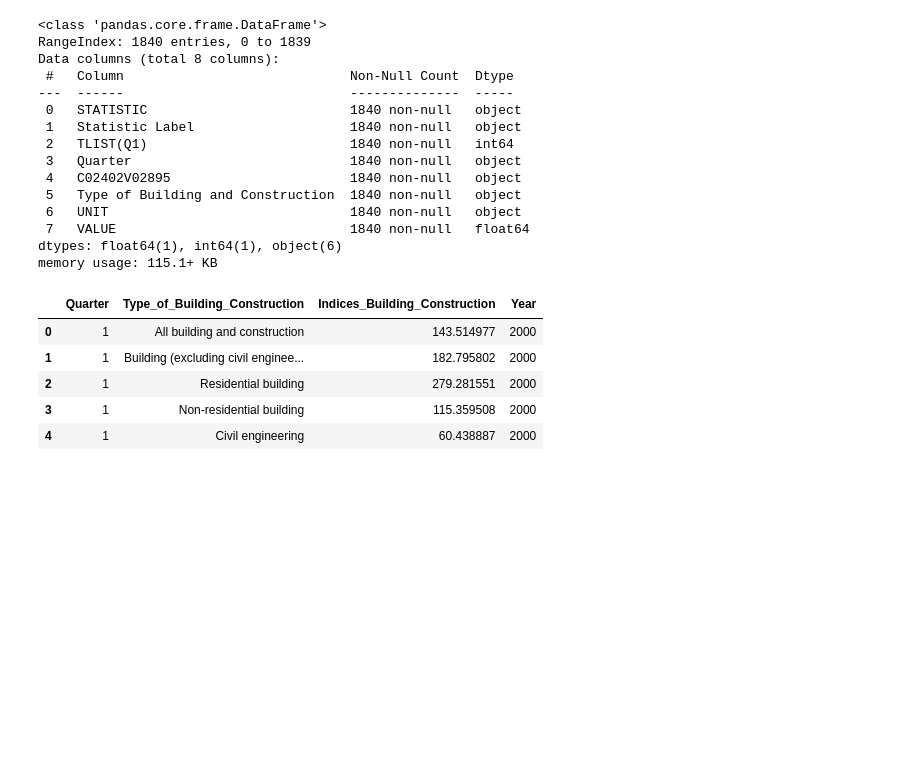
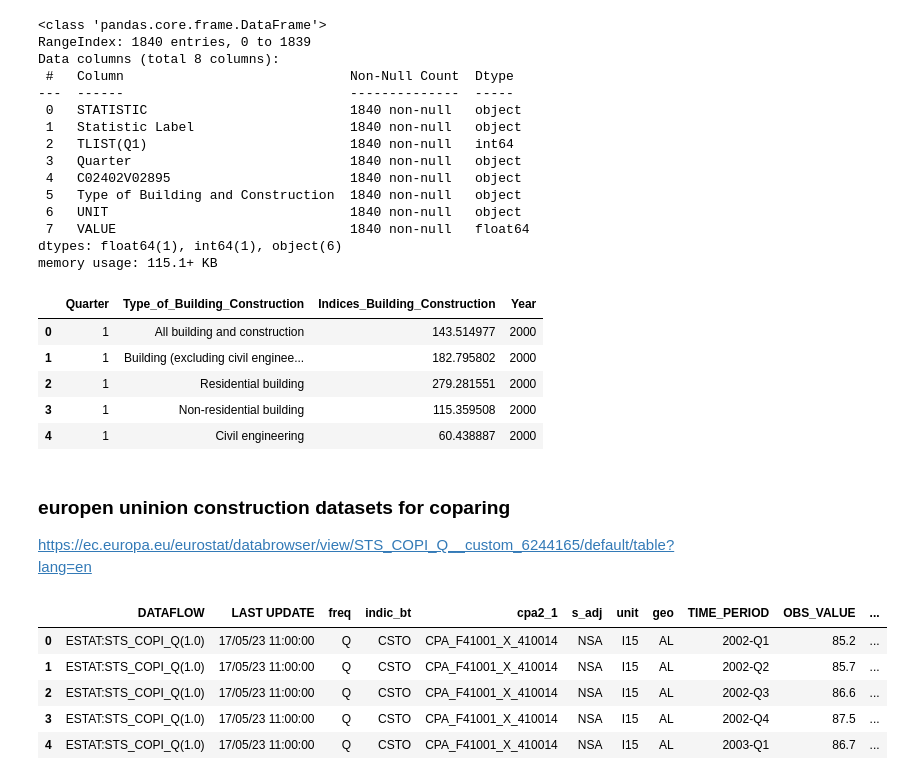
Before and after one commit to aytenkermencct/assesment_cct, a Jupyter notebook: dataPreperation.ipynb, the cells around one changed output. Saved outputs shown, nothing was run; the diff lists cells and outputs as text; code cells hidden in the pictures; blank space fills up the shorter version.

Commit message:
eu datasets

```diff
--- a/dataPreperation.ipynb
+++ b/dataPreperation.ipynb
@@ -329,3 +328,16 @@ df_bc.head()
 | 2 | 1 | Residential building | 279.281551 | 2000 |
 | 3 | 1 | Non-residential building | 115.359508 | 2000 |
 | 4 | 1 | Civil engineering | 60.438887 | 2000 |
+# %% [markdown]
+### europen uninion construction datasets for coparing
+https://ec.europa.eu/eurostat/databrowser/view/STS_COPI_Q__custom_6244165/default/table?lang=en
+# %%
+df_eu_conuntries=pd.read_csv("sts_copi_q__custom_6244165_page_linear.csv")
+df_eu_conuntries.head()
+# %% [output]
+|  | DATAFLOW | LAST UPDATE | freq | indic_bt | cpa2_1 | s_adj | unit | geo | TIME_PERIOD | OBS_VALUE | ... |
+| 0 | ESTAT:STS_COPI_Q(1.0) | 17/05/23 11:00:00 | Q | CSTO | CPA_F41001_X_410014 | NSA | I15 | AL | 2002-Q1 | 85.2 | ... |
+| 1 | ESTAT:STS_COPI_Q(1.0) | 17/05/23 11:00:00 | Q | CSTO | CPA_F41001_X_410014 | NSA | I15 | AL | 2002-Q2 | 85.7 | ... |
+| 2 | ESTAT:STS_COPI_Q(1.0) | 17/05/23 11:00:00 | Q | CSTO | CPA_F41001_X_410014 | NSA | I15 | AL | 2002-Q3 | 86.6 | ... |
+| 3 | ESTAT:STS_COPI_Q(1.0) | 17/05/23 11:00:00 | Q | CSTO | CPA_F41001_X_410014 | NSA | I15 | AL | 2002-Q4 | 87.5 | ... |
+| 4 | ESTAT:STS_COPI_Q(1.0) | 17/05/23 11:00:00 | Q | CSTO | CPA_F41001_X_410014 | NSA | I15 | AL | 2003-Q1 | 86.7 | ... |
```
Also changed, not shown: parts of 4 cells of this notebook, 1 other file.
